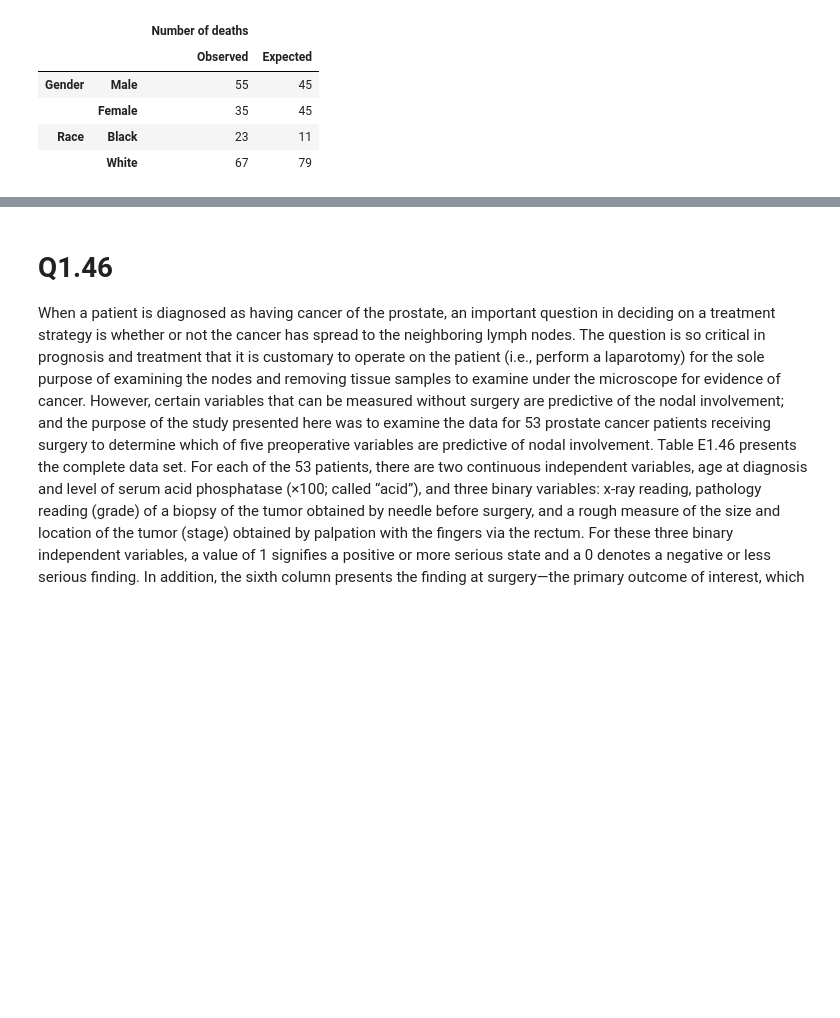
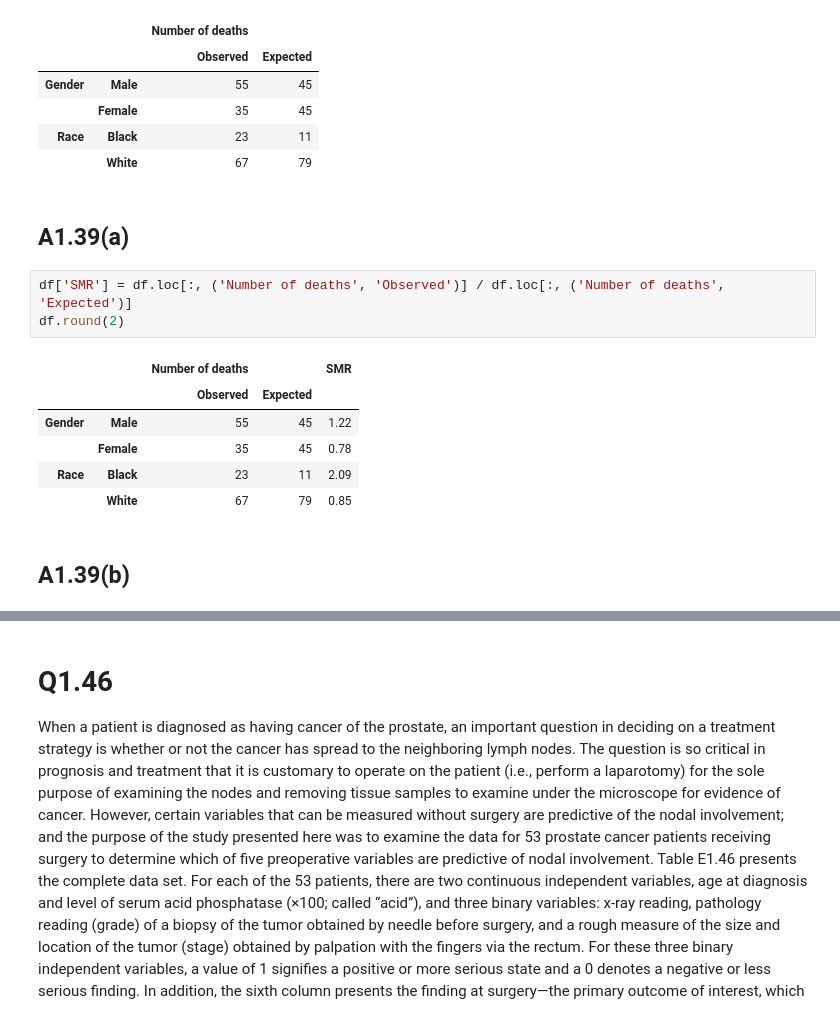
Before and after one commit to jmsdao/intro-biostats-solutions, a Jupyter notebook: Chapter01.ipynb, the cells around one changed output, grey strips where cells are left out. Cells and saved outputs as stored; diff of their text form; blank space fills up the shorter version.

```diff
--- a/Chapter01.ipynb
+++ b/Chapter01.ipynb
@@ -594,3 +662,17 @@ df
 |  | Female | 35 | 45 |
 | Race | Black | 23 | 11 |
 |  | White | 67 | 79 |
+# %% [markdown]
+## A1.39(a)
+# %%
+df['SMR'] = df.loc[:, ('Number of deaths', 'Observed')] / df.loc[:, ('Number of deaths', 'Expected')]
+df.round(2)
+# %% [output]
+|  |  | Number of deaths |  | SMR |
+|  |  | Observed | Expected |  |
+| Gender | Male | 55 | 45 | 1.22 |
+|  | Female | 35 | 45 | 0.78 |
+| Race | Black | 23 | 11 | 2.09 |
+|  | White | 67 | 79 | 0.85 |
+# %% [markdown]
+## A1.39(b)
```
Also changed, not shown: parts of 20 cells of this notebook.
